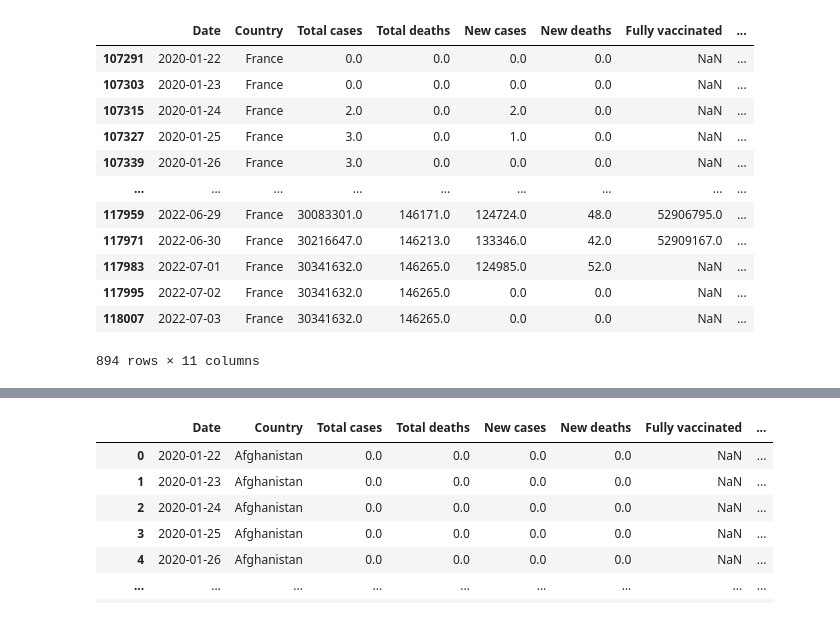
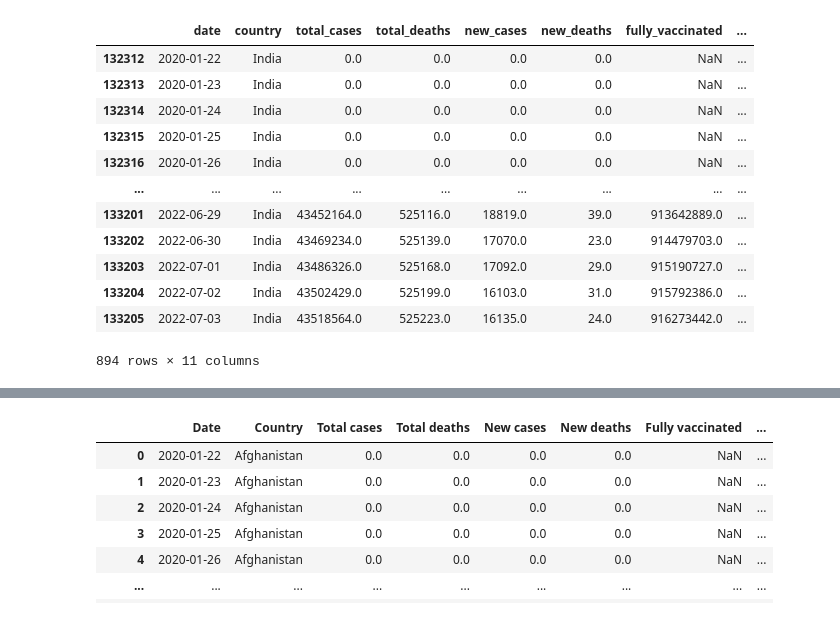
Before and after one commit to Akashkunwar/dscodes, a Jupyter notebook: cases_vaccination.ipynb, the cells around one changed output, grey strips where cells are left out. Saved outputs shown, nothing was run; the diff lists cells and outputs as text; code cells hidden in the pictures.

```diff
--- a/cases_vaccination.ipynb
+++ b/cases_vaccination.ipynb
@@ -164,20 +197,20 @@ vaccine_df = vaccine_df.astype({"Fully vaccinated":'int',
 # %%
-a = pd.merge(covid_df, vaccine_df, how="outer", on=["Date", "Country"])
+a = pd.merge(covid_df, vaccine_df, how="outer", on=["date", "country"])
 # %%
-a[a.Country=='France']
+a[a.country=='India']
 # %% [output]
-|  | Date | Country | Total cases | Total deaths | New cases | New deaths | Fully vaccinated | ... |
-| 107291 | 2020-01-22 | France | 0.0 | 0.0 | 0.0 | 0.0 | NaN | ... |
-| 107303 | 2020-01-23 | France | 0.0 | 0.0 | 0.0 | 0.0 | NaN | ... |
-| 107315 | 2020-01-24 | France | 2.0 | 0.0 | 2.0 | 0.0 | NaN | ... |
-| 107327 | 2020-01-25 | France | 3.0 | 0.0 | 1.0 | 0.0 | NaN | ... |
-| 107339 | 2020-01-26 | France | 3.0 | 0.0 | 0.0 | 0.0 | NaN | ... |
+|  | date | country | total_cases | total_deaths | new_cases | new_deaths | fully_vaccinated | ... |
+| 132312 | 2020-01-22 | India | 0.0 | 0.0 | 0.0 | 0.0 | NaN | ... |
+| 132313 | 2020-01-23 | India | 0.0 | 0.0 | 0.0 | 0.0 | NaN | ... |
+| 132314 | 2020-01-24 | India | 0.0 | 0.0 | 0.0 | 0.0 | NaN | ... |
+| 132315 | 2020-01-25 | India | 0.0 | 0.0 | 0.0 | 0.0 | NaN | ... |
+| 132316 | 2020-01-26 | India | 0.0 | 0.0 | 0.0 | 0.0 | NaN | ... |
 | ... | ... | ... | ... | ... | ... | ... | ... | ... |
-| 117959 | 2022-06-29 | France | 30083301.0 | 146171.0 | 124724.0 | 48.0 | 52906795.0 | ... |
-| 117971 | 2022-06-30 | France | 30216647.0 | 146213.0 | 133346.0 | 42.0 | 52909167.0 | ... |
-| 117983 | 2022-07-01 | France | 30341632.0 | 146265.0 | 124985.0 | 52.0 | NaN | ... |
-| 117995 | 2022-07-02 | France | 30341632.0 | 146265.0 | 0.0 | 0.0 | NaN | ... |
-| 118007 | 2022-07-03 | France | 30341632.0 | 146265.0 | 0.0 | 0.0 | NaN | ... |
+| 133201 | 2022-06-29 | India | 43452164.0 | 525116.0 | 18819.0 | 39.0 | 913642889.0 | ... |
+| 133202 | 2022-06-30 | India | 43469234.0 | 525139.0 | 17070.0 | 23.0 | 914479703.0 | ... |
+| 133203 | 2022-07-01 | India | 43486326.0 | 525168.0 | 17092.0 | 29.0 | 915190727.0 | ... |
+| 133204 | 2022-07-02 | India | 43502429.0 | 525199.0 | 16103.0 | 31.0 | 915792386.0 | ... |
+| 133205 | 2022-07-03 | India | 43518564.0 | 525223.0 | 16135.0 | 24.0 | 916273442.0 | ... |
 894 rows × 11 columns
 # %%
 vaccine_df[vaccine_df.Country=='France']
```
Also changed, not shown: parts of 5 cells of this notebook.
